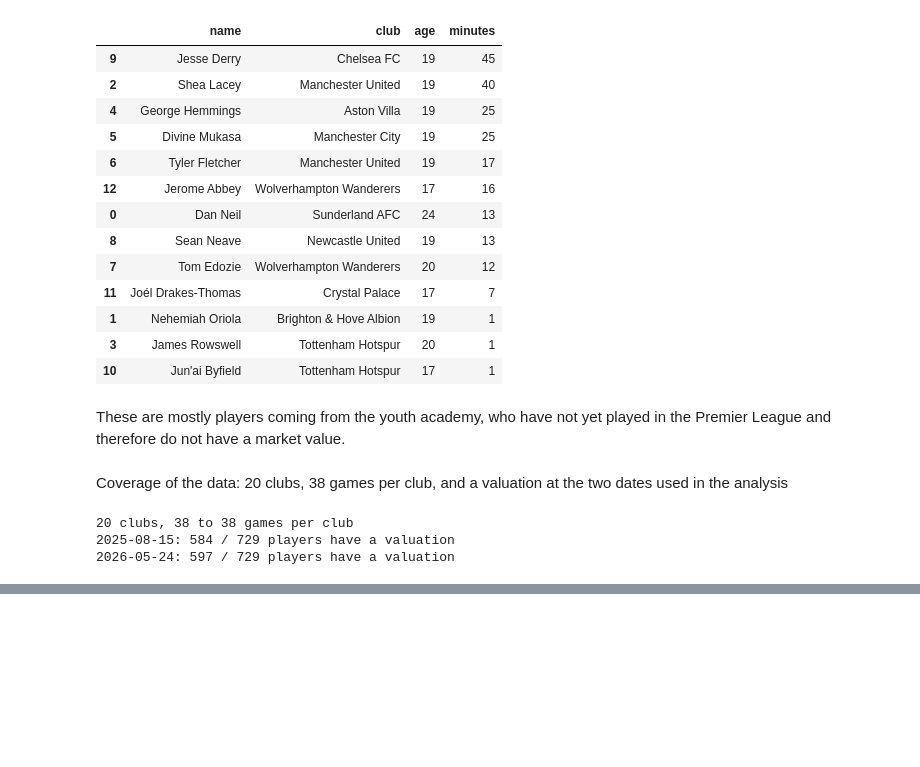
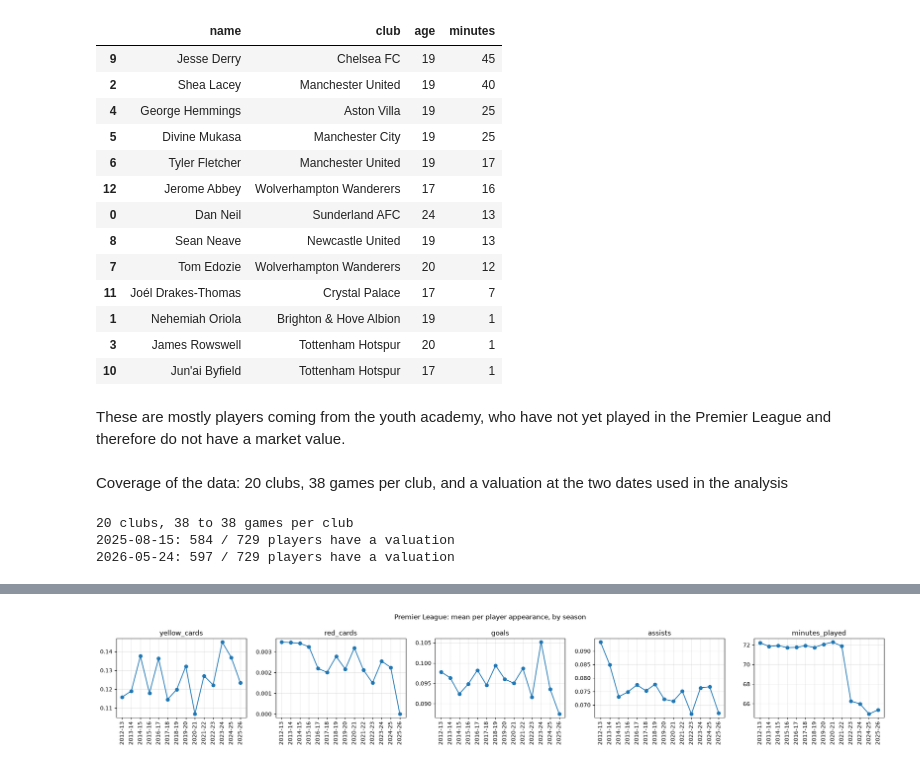
Before and after one commit to htm21/premier-league-market-value, a Jupyter notebook: notebooks/02_data_audit.ipynb, the cells around one changed output, grey strips where cells are left out. Saved outputs shown, nothing was run; the diff lists cells and outputs as text; code cells hidden in the pictures; blank space fills up the shorter version.

Commit message:
Add plausibility check over time to the data audit

```diff
--- a/notebooks/02_data_audit.ipynb
+++ b/notebooks/02_data_audit.ipynb
@@ -158,0 +198,26 @@ for date in (date_1, date_2):
+# %%
+stats_columns = ["yellow_cards", "red_cards", "goals", "assists", "minutes_played"]
+
+describe_by_season = {}
+for start_year in range(2012, 2026):
+    season_label = f"{start_year}-{str(start_year + 1)[-2:]}"
+    season = get_season_appearances(start_year)
+    if season.empty:
+        print(f"{season_label}: no Premier League appearances in the dataset, skipped")
+        continue
+    describe_by_season[season_label] = season[stats_columns].describe()
+# %%
+means = pd.DataFrame({season: d.loc["mean"] for season, d in describe_by_season.items()}).T
+
+fig, axes = plt.subplots(1, len(stats_columns), figsize=(4 * len(stats_columns), 3.5))
+for ax, stat in zip(axes, stats_columns):
+    ax.plot(means.index, means[stat], marker="o")
+    ax.set_title(stat)
+    ax.tick_params(axis="x", rotation=90)
+    ax.grid(alpha=0.3)
+fig.suptitle("Premier League: mean per player appearance, by season")
+fig.tight_layout()
+fig.savefig(ROOT / "reports" / "figures" / "mean_stats_appearances_per_season.png", dpi=150)
+plt.show()
+# %% [output]
+[figure, added]
```
Also changed, not shown: parts of 7 cells of this notebook, 1 other file.
